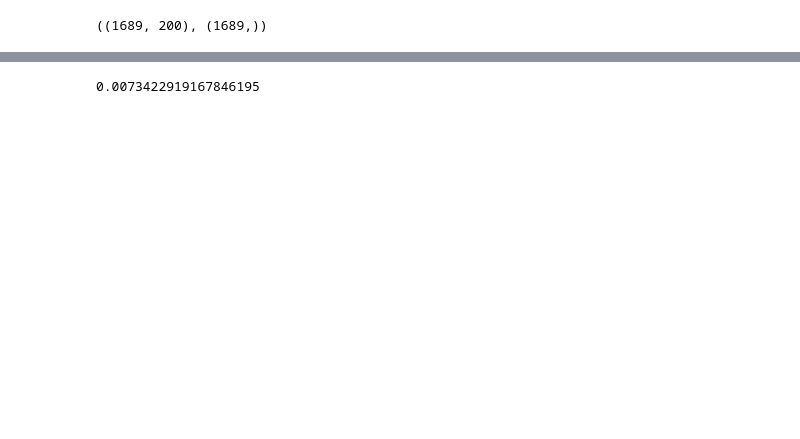
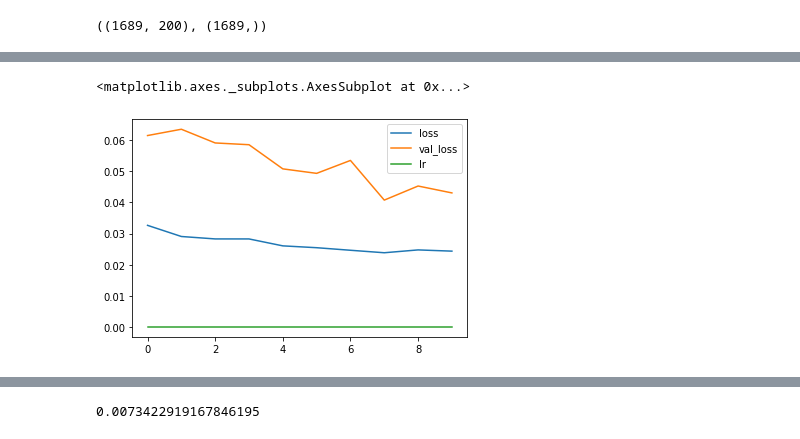
Before and after one commit to beingsantosh/Kaggle, a Jupyter notebook: Stock_prediction_from_news_headlines.ipynb, the cells around one changed output, grey strips where cells are left out. Drawn from its saved outputs; the diff is of its cells as text; code cells hidden in the pictures; blank space fills up the shorter version.

```diff
--- a/Stock_prediction_from_news_headlines.ipynb
+++ b/Stock_prediction_from_news_headlines.ipynb
@@ -810,4 +856,7 @@ x_train.shape, y_train.shape
 # %%
-pd.DataFrame(model.history.history).plot()
+pd.DataFrame(history.history).plot()
+# %% [output]
+<matplotlib.axes._subplots.AxesSubplot at 0x...>
+[figure, added]
 # %%
 from keras.utils import plot_model
```
Also changed, not shown: parts of 18 cells of this notebook.
